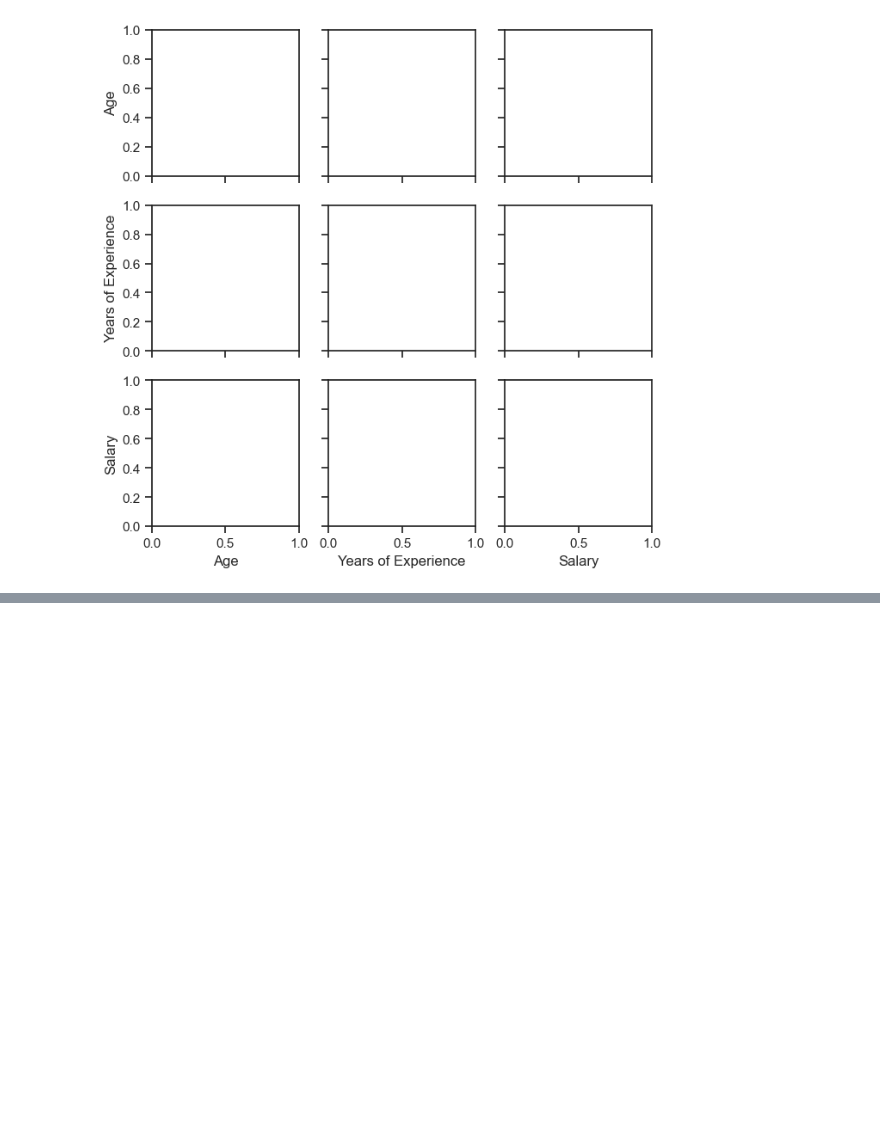
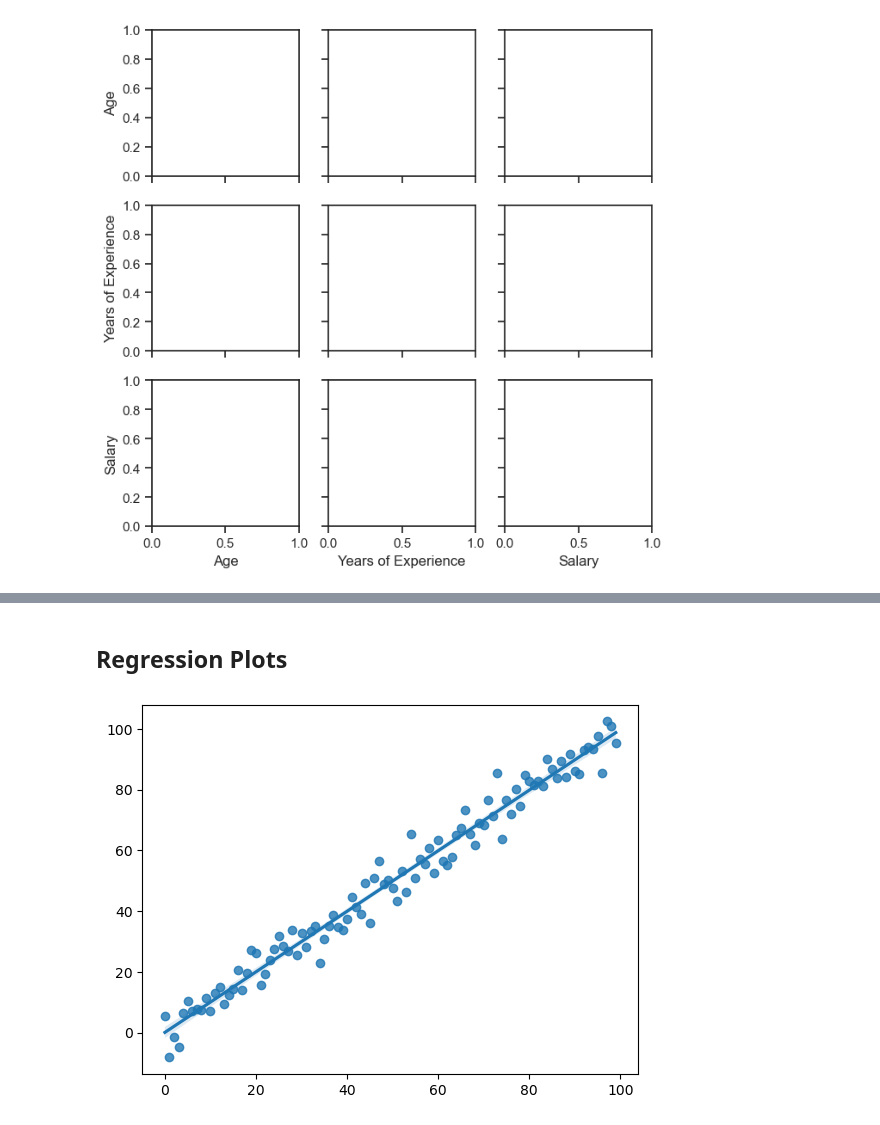
Before and after one commit to kin-yao/udemyy-python, a Jupyter notebook: dirtyhandsss.ipynb, the cells around one changed output, grey strips where cells are left out. Drawn from its saved outputs; the diff is of its cells as text; code cells hidden in the pictures; blank space fills up the shorter version.

Commit message:
Regression and Squarify

```diff
--- a/dirtyhandsss.ipynb
+++ b/dirtyhandsss.ipynb
@@ -436,0 +437,13 @@ TypeError: violinplot() got multiple values for argument 'data'
+# %% [markdown]
+## Regression Plots
+# %%
+import numpy as np
+import seaborn as sns
+import matplotlib.pyplot as plt
+
+x = np.arange(100)
+y = x + np.random.normal(0, 5, size=100)
+sns.regplot(x=x, y=y)
+plt.show()
+# %% [output]
+[figure, added]
```
Also changed, not shown: parts of 12 cells of this notebook, 1 other file.
